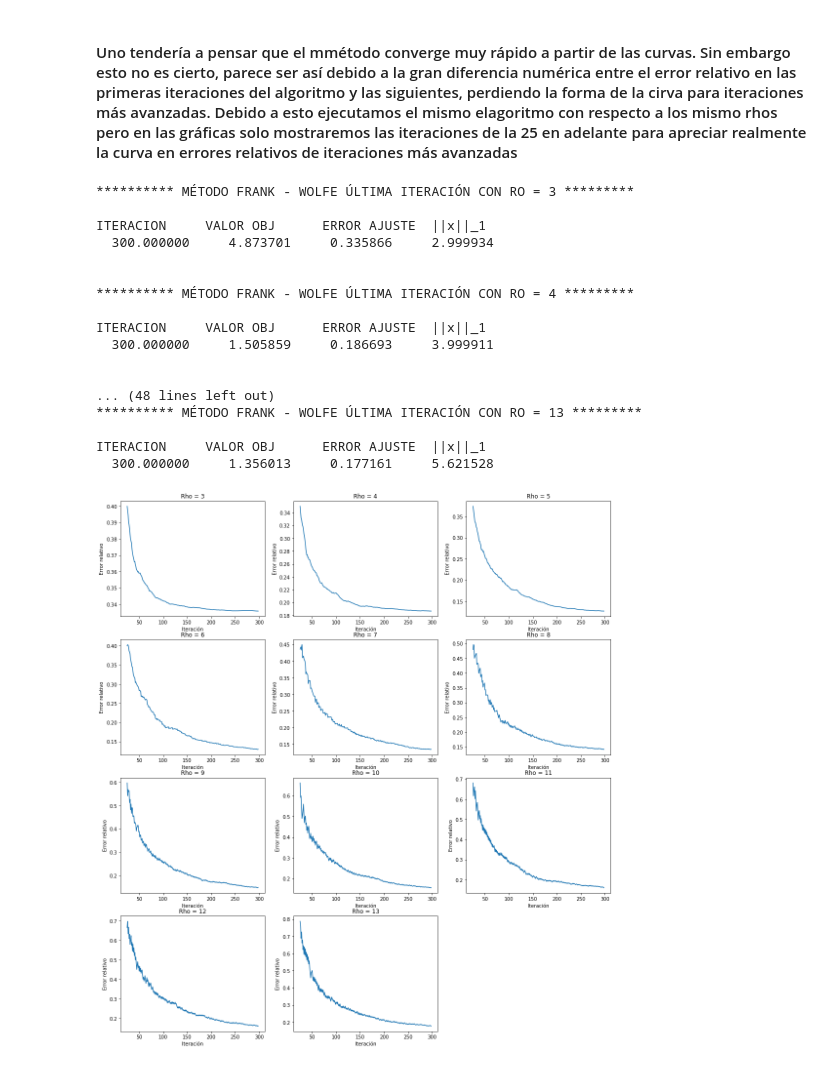
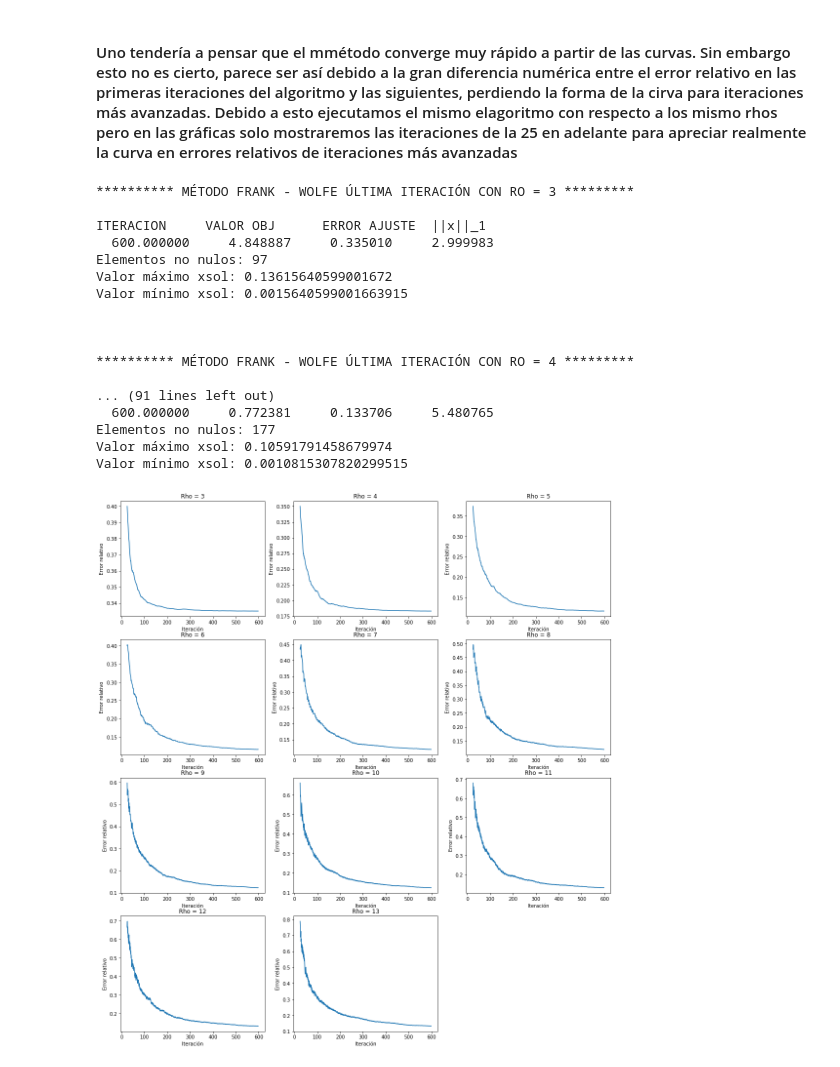
Before and after one commit to tavalenzuelag/Metodos-de-opti, a Jupyter notebook: Tarea2/Frank_Wolfe.ipynb, the cells around one changed output. Drawn from its saved outputs; the diff is of its cells as text; code cells hidden in the pictures.

Commit message:
se imprimen elementos no nulos

```diff
--- a/Tarea2/Frank_Wolfe.ipynb
+++ b/Tarea2/Frank_Wolfe.ipynb
@@ -5,7 +5,7 @@ from data import load_data, get_data
 from visualization import get_index_params, initialize_plot, add_sub_plot, remove_subplot
 # %%
 class FrankWolfe:
-    def __init__(self, A, b, rho, n_iter):
+    def __init__(self, A, b, rho, n_iter, epsilon = 1e-2):
         self.A = A
         self.b = b
         self.x_k = np.zeros((A.shape[1], 1))
@@ -16,6 +16,9 @@ class FrankWolfe:
         self.error_relativo = 0
         self.norma_sol = 0
         self.error_list = []
+
+        # epsilon representa a la tolerancia para considerar elementos nulos en la solución final x_k
+        self.epsilon = epsilon
 
     def get_alpha(self, k):
         return 2/(2 + k)
@@ -88,10 +91,17 @@ class FrankWolfe:
             self.k += 1
 
     def __str__(self):
+        x = self.x_k
+        m = np.where(abs(x) < abs(x).max() * self.epsilon, 0, abs(x))
+
         cadena1 = f"\n\n********** MÉTODO FRANK - WOLFE ÚLTIMA ITERACIÓN CON RO = {self.rho} ********* \n\n"
         cadena2 = "ITERACION     VALOR OBJ      ERROR AJUSTE  ||x||_1 \n"
-        cadena3 = "%12.6f %12.6f %12.6f %12.6f" % (int(self.k), self.f_value, self.error_relativo, self.norma_sol)
-        return cadena1 + cadena2 + cadena3
+        cadena3 = "%12.6f %12.6f %12.6f %12.6f" % (int(self.k), self.f_value, self.error_relativo, self.norma_sol) + '\n'
+        cadena4 = 'Elementos no nulos: ' + str(np.where(abs(x) < abs(x).max() * self.epsilon, 0, 1).sum()) + '\n'
+        cadena5 = 'Valor máximo xsol: ' + str(m.max()) + '\n'
+        cadena6 = 'Valor mínimo xsol: ' + str(np.min(m[np.nonzero(m)])) + '\n'
+
+        return cadena1 + cadena2 + cadena3 + cadena4 + cadena5 + cadena6
 # %%
 # Cargamos datos
 
@@ -103,11 +113,11 @@ A, b = get_data(df)
 rhos = np.arange(3, 14)
 
 fig, axs, index = initialize_plot(y_size = 18, x_size = 20, n_sub_plots = len(rhos), n_columns = 3)
-x = np.arange(299)
+x = np.arange(499)
 
 contador = 0
 for rho in rhos:
-    fwolfe = FrankWolfe(A, b, rho, 300)
+    fwolfe = FrankWolfe(A, b, rho, 500)
     fwolfe.algorithm()
     print(fwolfe)
     i, j = index[contador]
@@ -137,35 +147,35 @@ ITERACION     VALOR OBJ      ERROR AJUSTE  ||x||_1
 # %%
 # Corremos el algoritmo para diferentes rhos.
 
 rhos = np.arange(3, 14)
 
 fig, axs, index = initialize_plot(y_size = 18, x_size = 20, n_sub_plots = len(rhos), n_columns = 3)
-x = np.arange(299)
+x = np.arange(599)
 
 contador = 0
 for rho in rhos:
-    fwolfe = FrankWolfe(A, b, rho, 300)
+    fwolfe = FrankWolfe(A, b, rho, 600)
     fwolfe.algorithm()
     print(fwolfe)
     i, j = index[contador]
     add_sub_plot(axs, x[25:], fwolfe.error_list[25:], i, j, title = f'Rho = {rho}', x_label = 'Iteración', y_label = 'Error relativo')
     contador +=1
 # %% [output]
 ********** MÉTODO FRANK - WOLFE ÚLTIMA ITERACIÓN CON RO = 3 *********
 
 ITERACION     VALOR OBJ      ERROR AJUSTE  ||x||_1
-  300.000000     4.873701     0.335866     2.999934
+  600.000000     4.848887     0.335010     2.999983
+Elementos no nulos: 97
+Valor máximo xsol: 0.13615640599001672
+Valor mínimo xsol: 0.0015640599001663915
+
 
 
 ********** MÉTODO FRANK - WOLFE ÚLTIMA ITERACIÓN CON RO = 4 *********
 
-ITERACION     VALOR OBJ      ERROR AJUSTE  ||x||_1
-  300.000000     1.505859     0.186693     3.999911
-
-
-... (48 lines left out)
-********** MÉTODO FRANK - WOLFE ÚLTIMA ITERACIÓN CON RO = 13 *********
-
-ITERACION     VALOR OBJ      ERROR AJUSTE  ||x||_1
-  300.000000     1.356013     0.177161     5.621528
+... (91 lines left out)
+  600.000000     0.772381     0.133706     5.480765
+Elementos no nulos: 177
+Valor máximo xsol: 0.10591791458679974
+Valor mínimo xsol: 0.0010815307820299515
-[figure, old version]
+[figure, new version]
```
Also changed, not shown: parts of 1 cell of this notebook.
